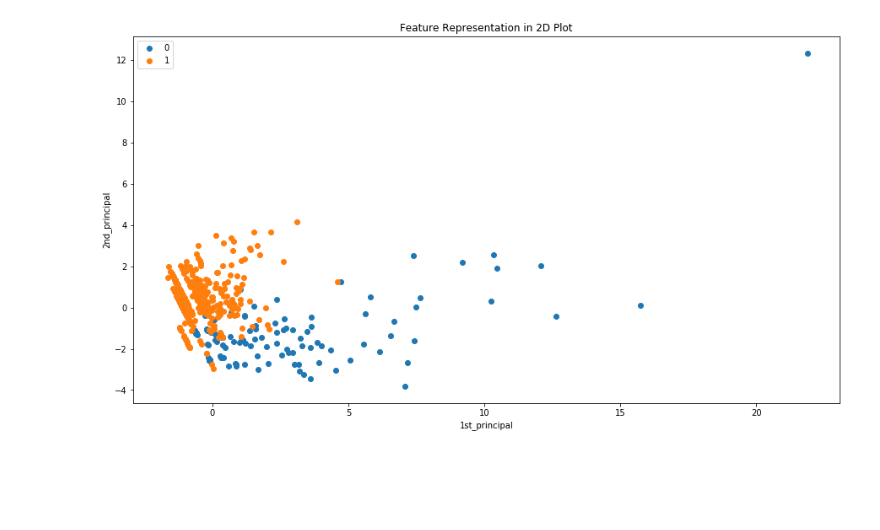
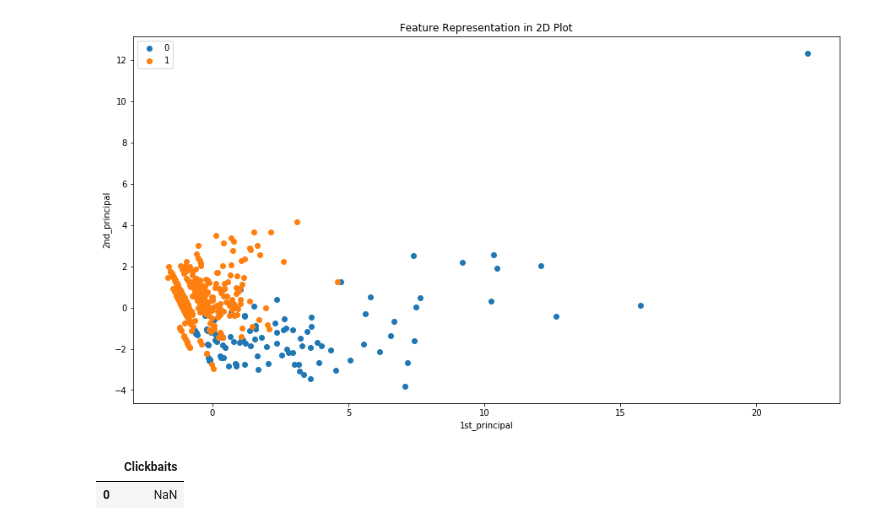
Before and after one commit to prajwollamichhane11/The-Covid19-Detector, a Jupyter notebook: Generating and Predicting the Model.ipynb, the cells around one changed output. Saved outputs shown, nothing was run; the diff lists cells and outputs as text; code cells hidden in the pictures; blank space fills up the shorter version.

```diff
--- a/Generating and Predicting the Model.ipynb
+++ b/Generating and Predicting the Model.ipynb
@@ -193,3 +215,9 @@ plt.legend()
 # %% [output]
 <matplotlib.legend.Legend at 0x...>
 [figure]
+# %%
+inpDF = pd.DataFrame(np.nan, index=[0], columns=['Clickbaits'])
+inpDF
+# %% [output]
+|  | Clickbaits |
+| 0 | NaN |
```
Also changed, not shown: parts of 4 cells of this notebook.
